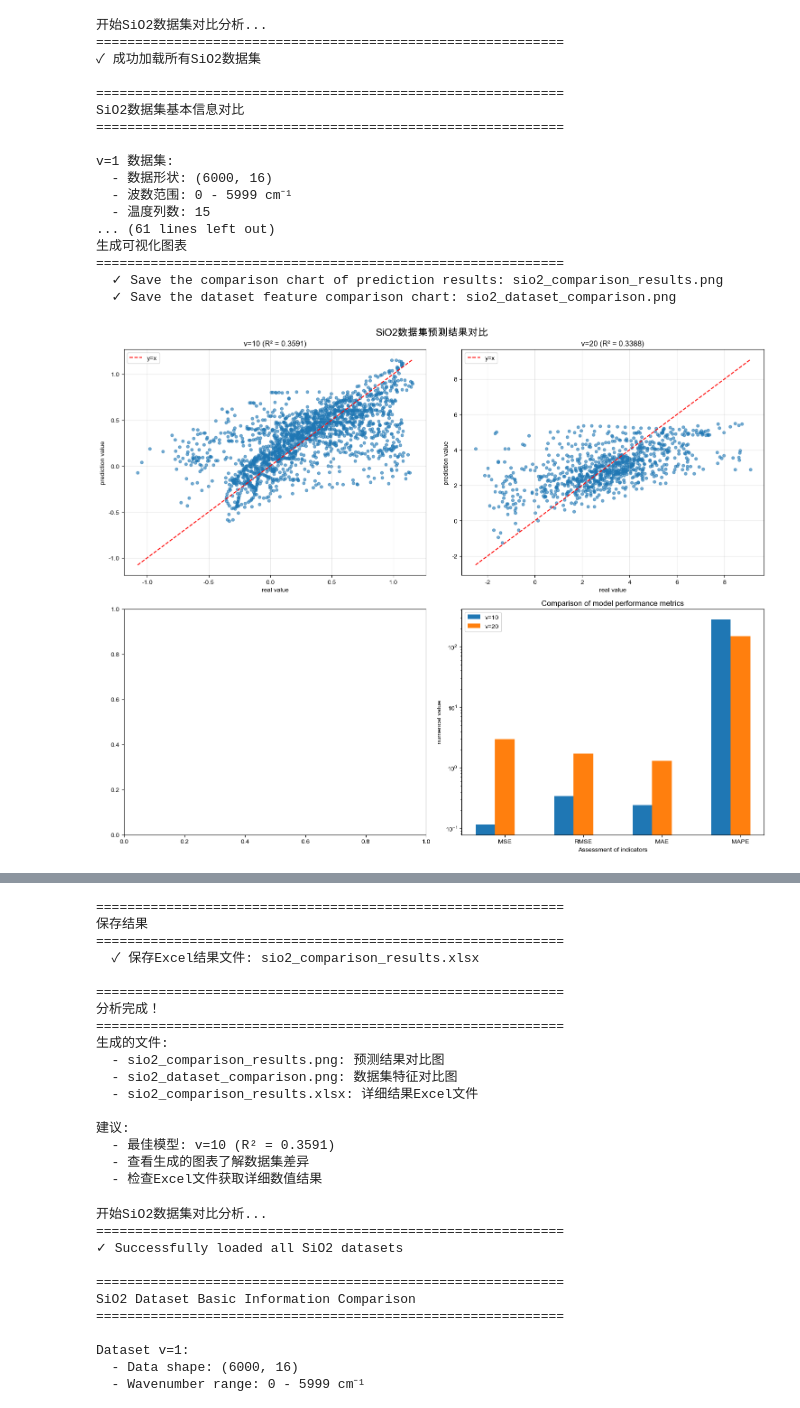
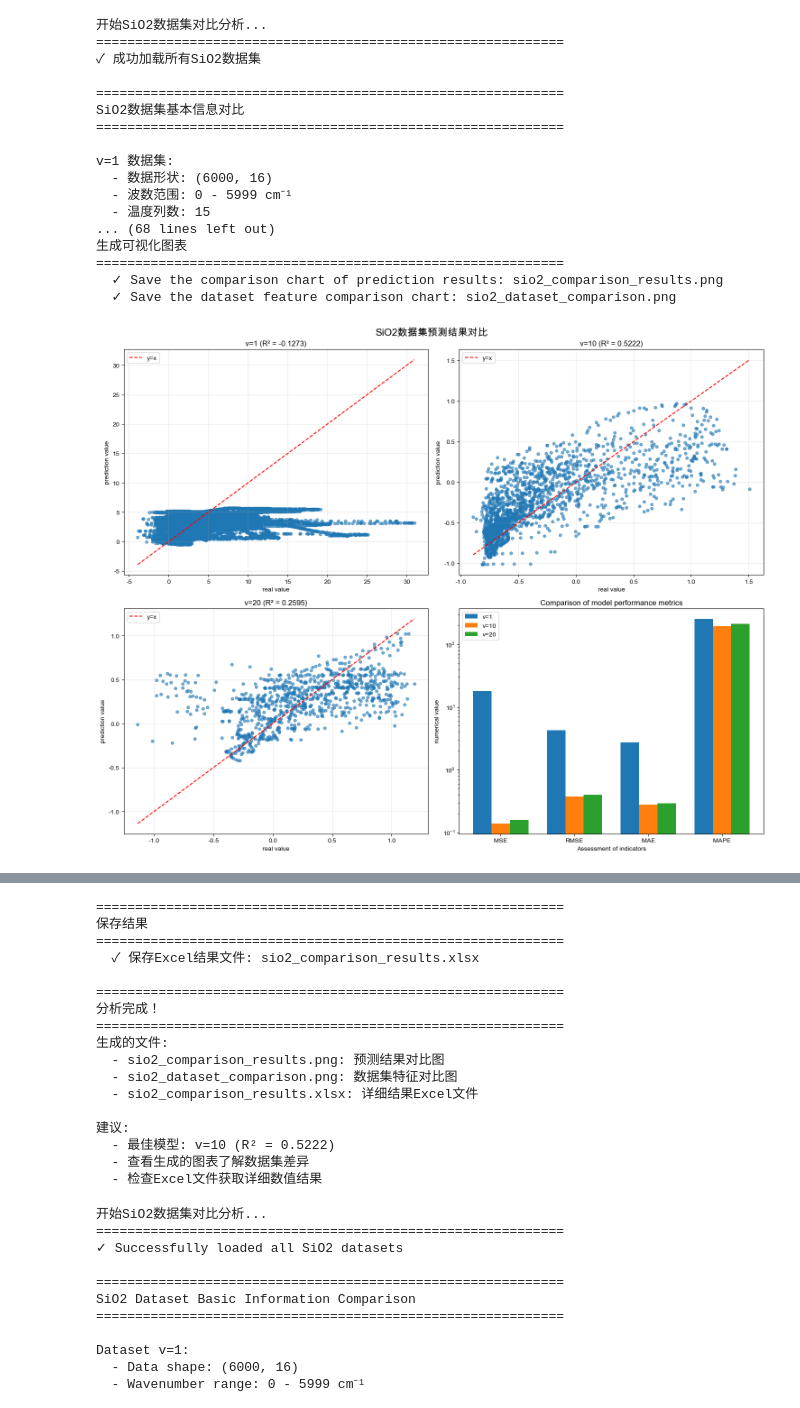
Before and after one commit to janezhens/High-temperature-extrapolatio, a Jupyter notebook: compare sio2.ipynb, the cells around one changed output, grey strips where cells are left out. Saved outputs shown, nothing was run; the diff lists cells and outputs as text; code cells hidden in the pictures.

```diff
--- a/compare sio2.ipynb
+++ b/compare sio2.ipynb
@@ -82,7 +82,7 @@ class SiO2DataAnalyzer:
             temp_cols = [col for col in df.columns if col.startswith('t=')]
 
             # 分离训练和测试数据
-            test_cols = ['t=1800k', 't=1900k', 't=2000k']
+            test_cols = ['t=1300k', 't=1400k', 't=1500k']
             available_test_cols = [col for col in test_cols if col in temp_cols]
             train_cols = [col for col in temp_cols if col not in test_cols]
 
@@ -406,32 +406,32 @@ class SiO2DataAnalyzer:
         print("  - sio2_comparison_results.png: 预测结果对比图")
         print("  - sio2_dataset_comparison.png: 数据集特征对比图")
         print("  - sio2_comparison_results.xlsx: 详细结果Excel文件")
         print("\n建议:")
         if self.results:
             best_model = max(self.results.items(), key=lambda x: x[1]['r2'])
             print(f"  - 最佳模型: {best_model[0]} (R² = {best_model[1]['r2']:.4f})")
         print("  - 查看生成的图表了解数据集差异")
         print("  - 检查Excel文件获取详细数值结果")
 
 if __name__ == "__main__":
     analyzer = SiO2DataAnalyzer()
     analyzer.run_complete_analysis()
 # %% [output]
 开始SiO2数据集对比分析...
 ============================================================
 ✓ 成功加载所有SiO2数据集
 
 ============================================================
 SiO2数据集基本信息对比
 ============================================================
 
 v=1 数据集:
   - 数据形状: (6000, 16)
   - 波数范围: 0 - 5999 cm⁻¹
   - 温度列数: 15
-... (61 lines left out)
+... (68 lines left out)
 生成可视化图表
 ============================================================
   ✓ Save the comparison chart of prediction results: sio2_comparison_results.png
   ✓ Save the dataset feature comparison chart: sio2_dataset_comparison.png
-[figure, old version]
+[figure, new version]
@@ -450,7 +450,7 @@ v=1 数据集:
   - sio2_comparison_results.xlsx: 详细结果Excel文件
 
 建议:
-  - 最佳模型: v=10 (R² = 0.3591)
+  - 最佳模型: v=10 (R² = 0.5222)
   - 查看生成的图表了解数据集差异
   - 检查Excel文件获取详细数值结果
 # %%
```
Also changed, not shown: parts of 3 cells of this notebook.
